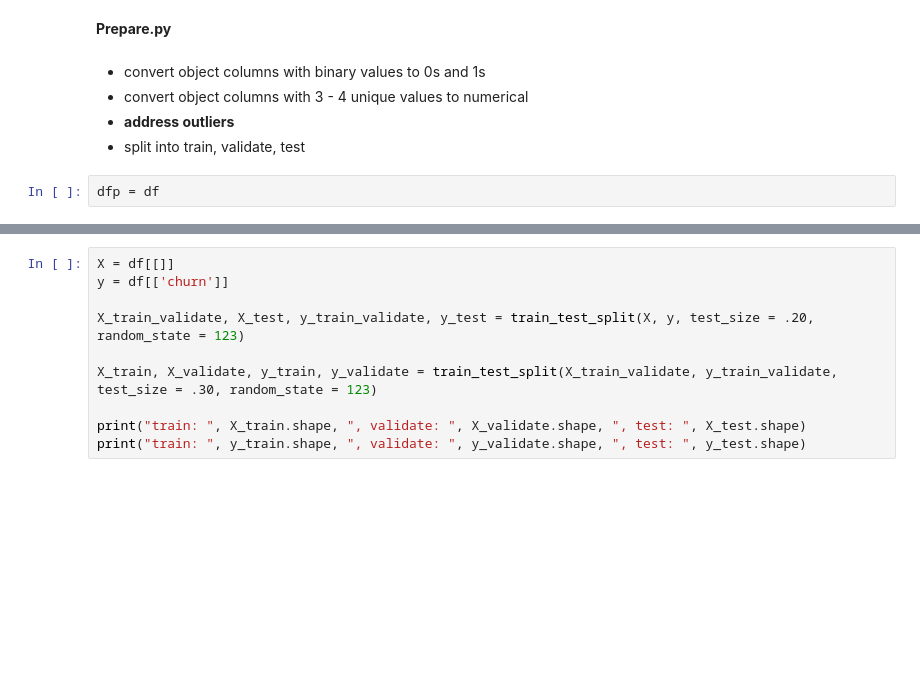
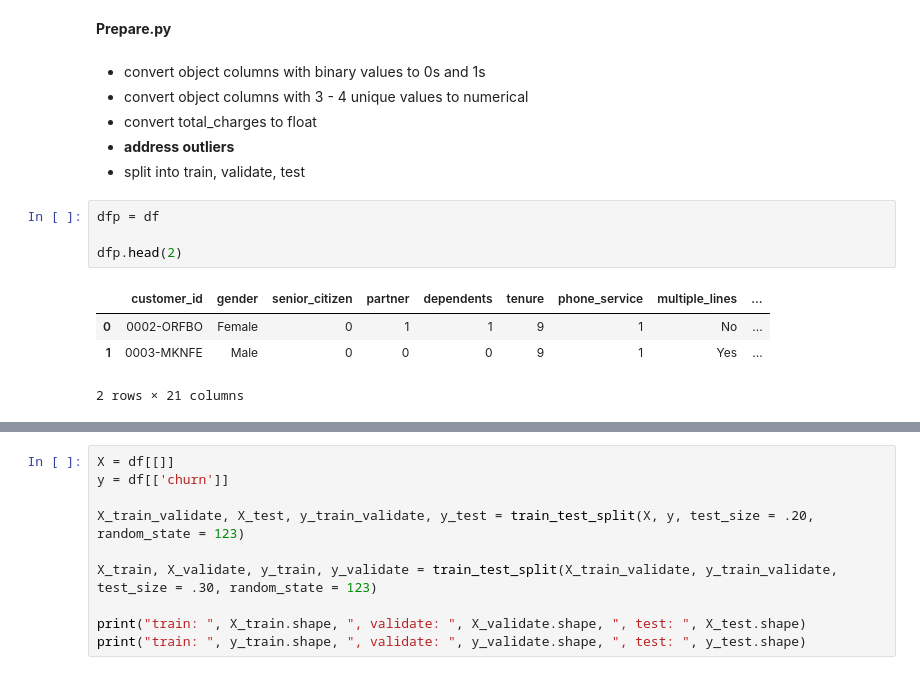
Before and after one commit to SamuelD-Data/Telco_Churn_Project, a Jupyter notebook: classification_project.ipynb, the cells around one changed output, grey strips where cells are left out. Drawn from its saved outputs; the diff is of its cells as text; blank space fills up the shorter version.

```diff
--- a/classification_project.ipynb
+++ b/classification_project.ipynb
@@ -141,7 +149,15 @@ __Prepare.py__
 # %% [markdown]
 - convert object columns with binary values to 0s and 1s
 - convert object columns with 3 - 4 unique values to numerical
+- convert total_charges to float
 - __address outliers__
 - split into train, validate, test
 # %%
 dfp = df
+
+dfp.head(2)
+# %% [output]
+|  | customer_id | gender | senior_citizen | partner | dependents | tenure | phone_service | multiple_lines | ... |
+| 0 | 0002-ORFBO | Female | 0 | 1 | 1 | 9 | 1 | No | ... |
+| 1 | 0003-MKNFE | Male | 0 | 0 | 0 | 9 | 1 | Yes | ... |
+2 rows × 21 columns
```
Also changed, not shown: parts of 6 cells of this notebook.
